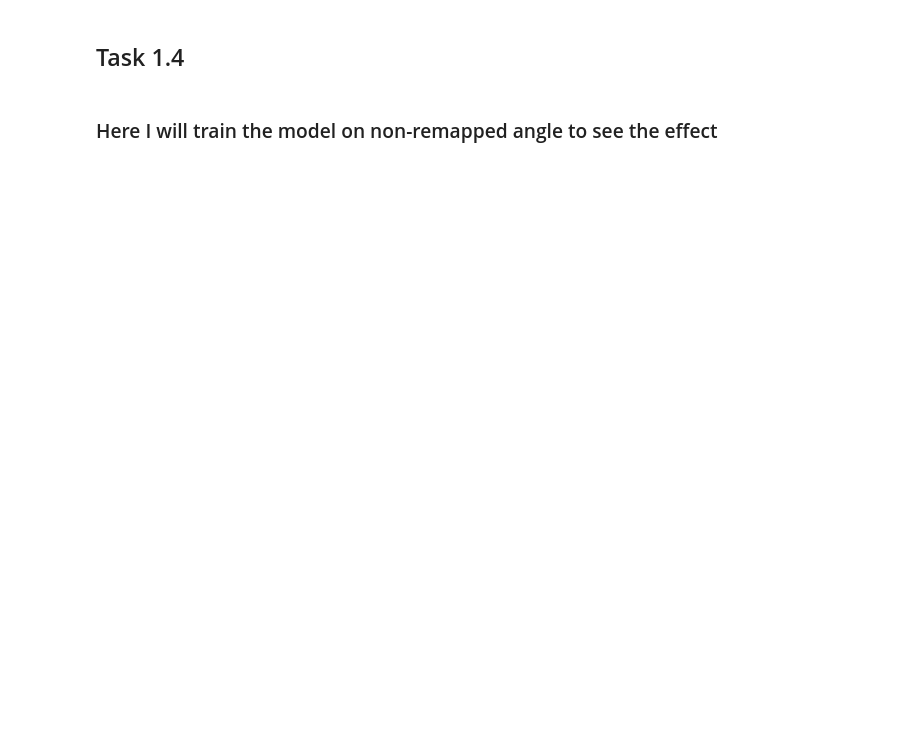
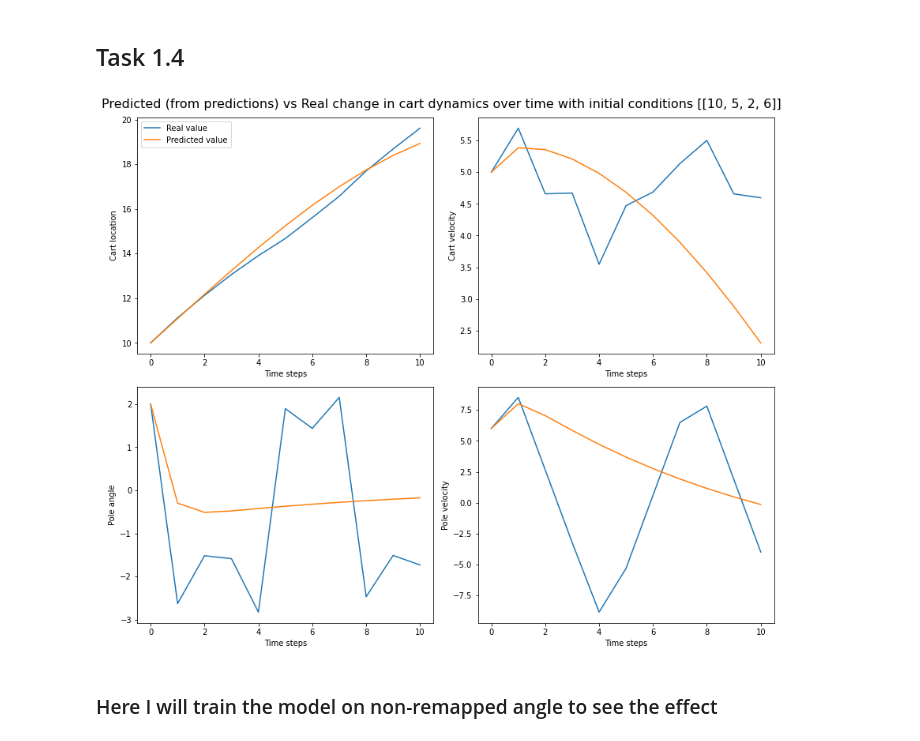
Before and after one commit to aditya-jain7/SF3, a Jupyter notebook: task_1_aj563_sf3_code.ipynb, the cells around one changed output. Drawn from its saved outputs; the diff is of its cells as text; code cells hidden in the pictures; blank space fills up the shorter version.

```diff
--- a/task_1_aj563_sf3_code.ipynb
+++ b/task_1_aj563_sf3_code.ipynb
@@ -630,7 +635,9 @@ def future_predictions_from_predictions(initial_conditions, time_steps,remap_ang
 
     fig.tight_layout()
 # %%
-#future_predictions_from_predictions([[10,5,2,6]],10,remap_angle=True)
+future_predictions_from_predictions([[10,5,2,6]],10,remap_angle=True)
+# %% [output]
+[figure, added]
 # %%
 #future_predictions_from_predictions([[0,0,np.pi,15]],10,remap_angle=True)
 # %%
```
Also changed, not shown: parts of 45 cells of this notebook, 4 other files.
